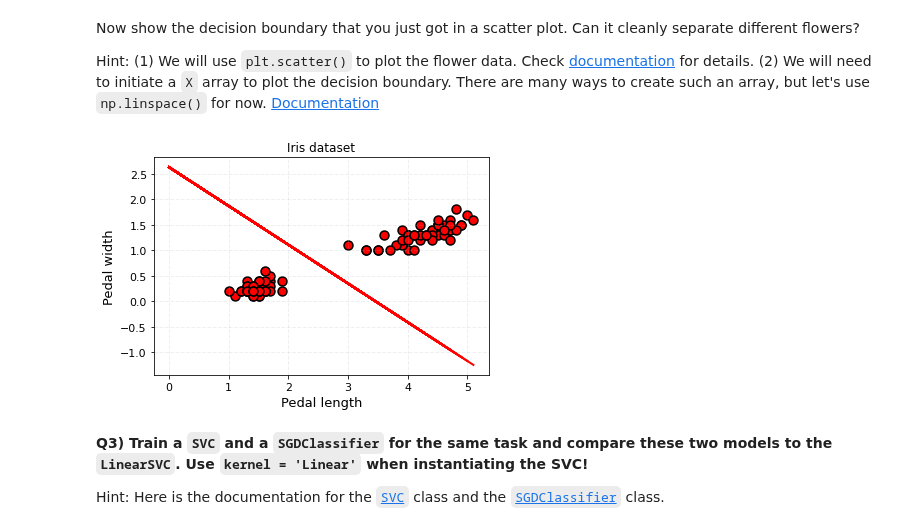
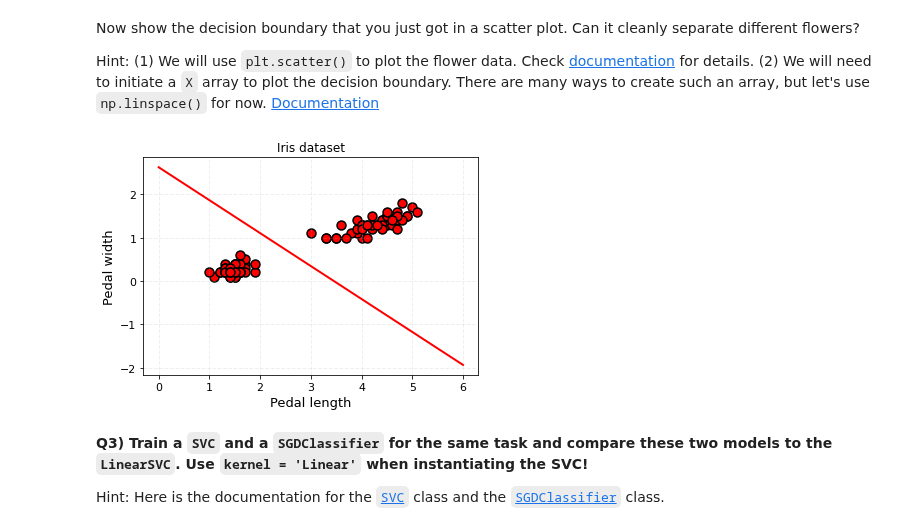
Before and after one commit to mrfabien/2022_ML_EES, a Jupyter notebook: Exercises/S2_1_SVM.ipynb, the cells around one changed output. Drawn from its saved outputs; the diff is of its cells as text; code cells hidden in the pictures.

```diff
--- a/Exercises/S2_1_SVM.ipynb
+++ b/Exercises/S2_1_SVM.ipynb
@@ -85,30 +87,30 @@ Hint: (1) We will use `plt.scatter()` to plot the flower data. Check [documentat
 # %%
 # On the same figure: Scatter the features X and plot the decision boundary
 # Don't forget to label the axes and add a legend to your figure
 # Initiate a figure using plt.subplots
 fig,ax = plt.subplots(1,1)
 
 # Now plot all feature Xs in a scatter plot. Use these settings:
 # (s = 80, color='r', edgecolor='k', linewidths=1.5)
 # X, y indices of the inputs can be accessed like this X[:,0] [X indices]; X[:,1] [Y indices]
 ax.scatter(X[:,0],X[:,1],s=80,color='r',edgecolor='k',linewidths=1.5)
 
 # Decision boundary: yboundary = - (W[0]*x+I[0])/W[1]
 # Initiate a 1D array X with np.linspace()
-x = np.linspace(0,X[:,0])
+x = np.linspace(0,6,100)
 # Calculate yboundary
-yboundary = -(W[0]*x+I)/W[1]
+yboundary = -(W[0]*x+I[0])/W[1]
 plt.plot(x,yboundary,c='r',lw=2)
 
 ax.set_xlabel("Pedal length",fontdict={'size':13})
 ax.set_ylabel("Pedal width",fontdict={'size':13})
 ax.set_title('Iris dataset')
 ax.tick_params(axis='both', which='major', labelsize=11)
 ax.grid(alpha=0.2,ls='--',lw=1)
 #[x.set_linewidth(2) for x in ax.spines.values()]
 plt.show()
 # %% [output]
-[figure, old version]
+[figure, new version]
 # %% [markdown]
 **Q3) Train a `SVC` and a `SGDClassifier` for the same task and compare these two models to the `LinearSVC`. Use `kernel = 'Linear'` when instantiating the SVC!**
 
```
Also changed, not shown: parts of 5 cells of this notebook.
